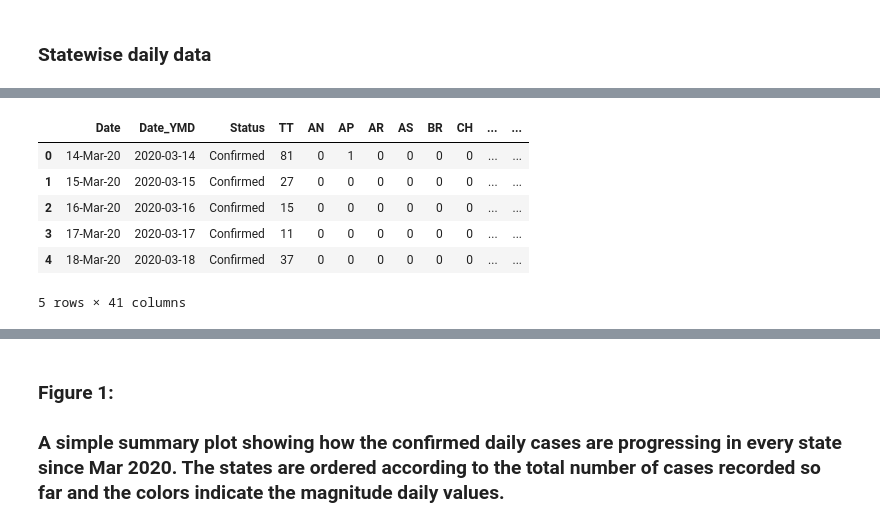
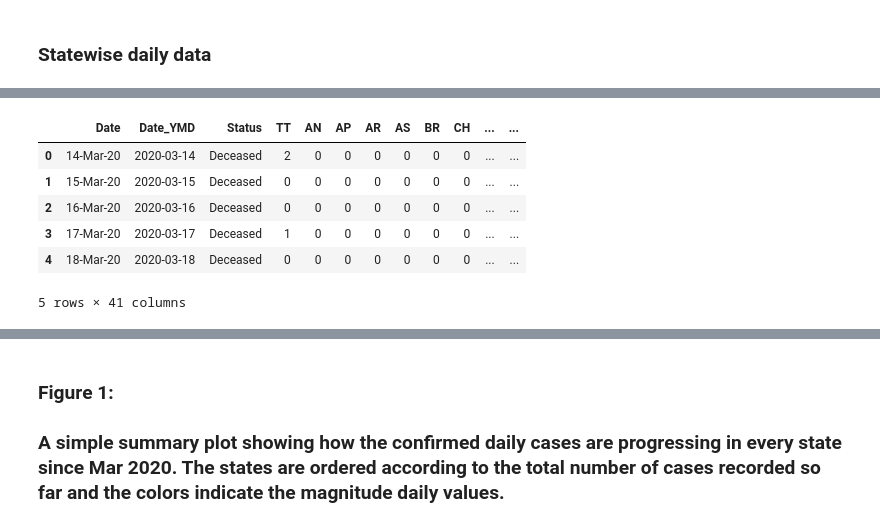
Before and after one commit to avkarmalkar/covid19india, a Jupyter notebook: India_COVID-19_Visualizations.ipynb, the cells around one changed output, grey strips where cells are left out. Drawn from its saved outputs; the diff is of its cells as text; code cells hidden in the pictures.

```diff
--- a/India_COVID-19_Visualizations.ipynb
+++ b/India_COVID-19_Visualizations.ipynb
@@ -107,22 +107,28 @@ df_state_dly.tail()
 #Extract 'confirmed' cases data
 df_conf_dly = df_state_dly[ df_state_dly['Status']=='Confirmed' ]
 df_conf_dly.reset_index(drop=True, inplace=True)
+# %%
+#Extract 'deaths' cases data
+df_deaths_dly = df_state_dly[ df_state_dly['Status']=='Deceased' ]
+df_deaths_dly.reset_index(drop=True, inplace=True)
 # %%
 # Drop columns: Unassigned
 dontPlot = ['UN']
-df_conf_dly = df_conf_dly.drop(dontPlot, 1)
+df_conf_dly   = df_conf_dly.drop(dontPlot, 1)
+df_deaths_dly = df_deaths_dly.drop(dontPlot, 1)
 
 for key in dontPlot:
     del state2conf[key]
+    del state2death[key]
 # %%
-df_conf_dly.head()
+df_deaths_dly.head()
 # %% [output]
 |  | Date | Date_YMD | Status | TT | AN | AP | AR | AS | BR | CH | ... | ... |
-| 0 | 14-Mar-20 | 2020-03-14 | Confirmed | 81 | 0 | 1 | 0 | 0 | 0 | 0 | ... | ... |
-| 1 | 15-Mar-20 | 2020-03-15 | Confirmed | 27 | 0 | 0 | 0 | 0 | 0 | 0 | ... | ... |
-| 2 | 16-Mar-20 | 2020-03-16 | Confirmed | 15 | 0 | 0 | 0 | 0 | 0 | 0 | ... | ... |
-| 3 | 17-Mar-20 | 2020-03-17 | Confirmed | 11 | 0 | 0 | 0 | 0 | 0 | 0 | ... | ... |
-| 4 | 18-Mar-20 | 2020-03-18 | Confirmed | 37 | 0 | 0 | 0 | 0 | 0 | 0 | ... | ... |
+| 0 | 14-Mar-20 | 2020-03-14 | Deceased | 2 | 0 | 0 | 0 | 0 | 0 | 0 | ... | ... |
+| 1 | 15-Mar-20 | 2020-03-15 | Deceased | 0 | 0 | 0 | 0 | 0 | 0 | 0 | ... | ... |
+| 2 | 16-Mar-20 | 2020-03-16 | Deceased | 0 | 0 | 0 | 0 | 0 | 0 | 0 | ... | ... |
+| 3 | 17-Mar-20 | 2020-03-17 | Deceased | 1 | 0 | 0 | 0 | 0 | 0 | 0 | ... | ... |
+| 4 | 18-Mar-20 | 2020-03-18 | Deceased | 0 | 0 | 0 | 0 | 0 | 0 | 0 | ... | ... |
 5 rows × 41 columns
 # %%
 # Get the start and end dates
```
Also changed, not shown: parts of 9 cells of this notebook.
